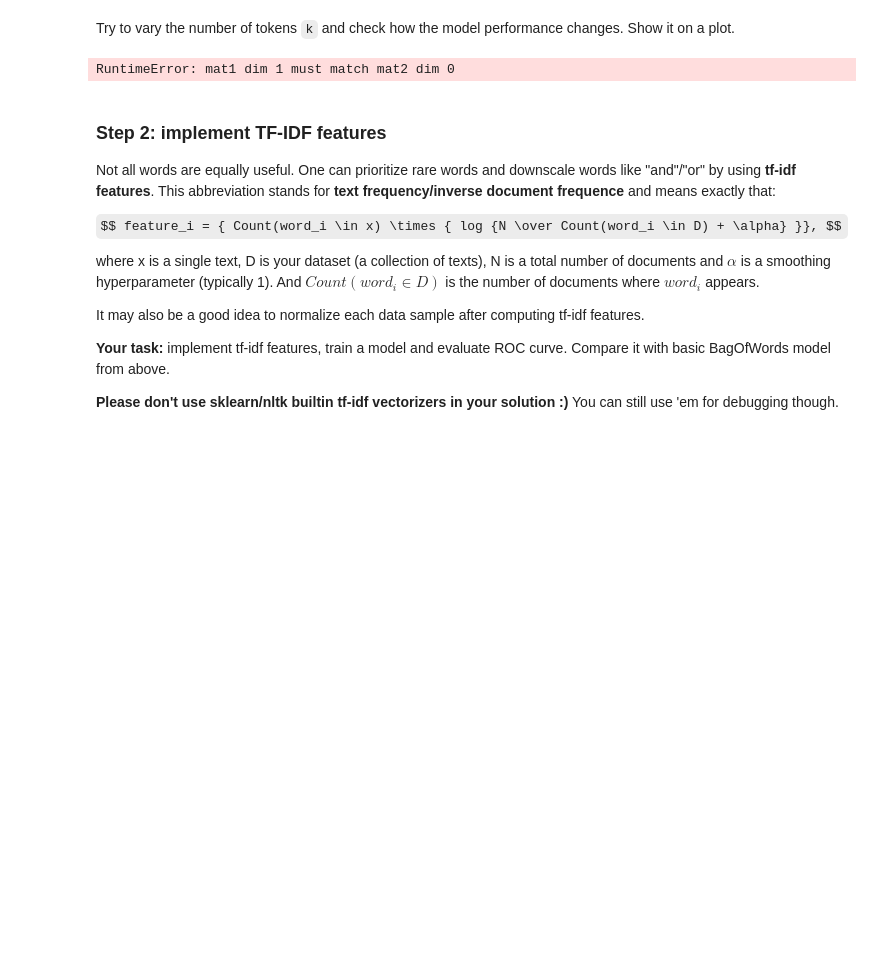
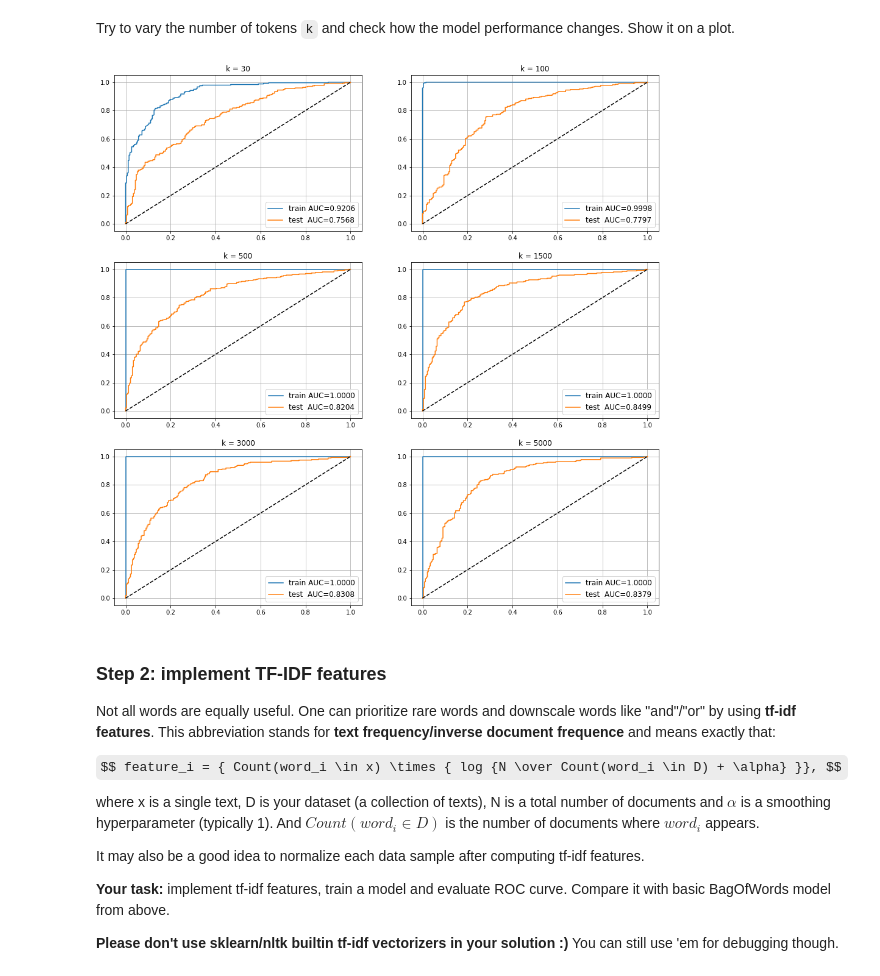
Before and after one commit to alimantu/made_nlp_course, a Jupyter notebook: homeworks/homework01_word_vectors/homework01_texts.ipynb, the cells around one changed output. Drawn from its saved outputs; the diff is of its cells as text; code cells hidden in the pictures; some formulas as TeX source; blank space fills up the shorter version.

```diff
--- a/homeworks/homework01_word_vectors/homework01_texts.ipynb
+++ b/homeworks/homework01_word_vectors/homework01_texts.ipynb
@@ -389,31 +346,37 @@ plot_roc_auc(X_train_bow_torch, X_test_bow_torch, y_train, y_test, model)
 # %% [markdown]
 Try to vary the number of tokens `k` and check how the model performance changes. Show it on a plot.
 # %%
-bow_vocabulary_dict = get_bow_vocabulary_dict(texts_train, 3000)
+fig, ax = plt.subplots(3, 2, figsize=(16, 16))
 
-X_train_bow = texts_to_bow(texts_train, bow_vocabulary_dict)
-X_test_bow = texts_to_bow(texts_test, bow_vocabulary_dict)
+for i, k in enumerate([30, 100, 500, 1500, 3000, 5000]):
+    bow_vocabulary_dict = get_bow_vocabulary_dict(texts_train, k)
 
-X_train_bow_torch = torch.from_numpy(X_train_bow).to(device)
-y_train_torch = torch.from_numpy(y_train).to(device)
+    X_train_bow = texts_to_bow(texts_train, bow_vocabulary_dict)
+    X_test_bow = texts_to_bow(texts_test, bow_vocabulary_dict)
 
-X_test_bow_torch = torch.from_numpy(X_test_bow).to(device)
-y_test_torch = torch.from_numpy(y_test).to(device)
+    X_train_bow_torch = torch.from_numpy(X_train_bow).to(device)
+    y_train_torch = torch.from_numpy(y_train).to(device)
 
-model = nn.Sequential()
-model.add_module('l1', nn.Linear(5707, 200))
-model.add_module('a1', nn.ReLU())
-model.add_module('l2', nn.Linear(200, 2))
-model = model.to(device)
+    X_test_bow_torch = torch.from_numpy(X_test_bow).to(device)
+    y_test_torch = torch.from_numpy(y_test).to(device)
 
-opt = torch.optim.AdamW(model.parameters(), lr=3e-3)
-loss_func = nn.CrossEntropyLoss().to(device)
-loss = loss_func(model(X_train_bow_torch[:3]), y_train_torch[:3])
-lr_scheduler = ReduceLROnPlateau(opt, patience=5)
+    model = nn.Sequential()
+    model.add_module('l1', nn.Linear(k, 200))
+    model.add_module('a1', nn.ReLU())
+    model.add_module('l2', nn.Linear(200, 2))
+    model = model.to(device)
 
-train_model(model, opt, lr_scheduler, X_train_bow_torch, y_train_torch, X_test_bow_torch, y_test_torch, loss_func)
+    opt = torch.optim.AdamW(model.parameters(), lr=3e-3)
+    loss_func = nn.CrossEntropyLoss().to(device)
+    loss = loss_func(model(X_train_bow_torch[:3]), y_train_torch[:3])
+    lr_scheduler = ReduceLROnPlateau(opt, patience=5)
+
+    train_model(model, opt, lr_scheduler,
+                X_train_bow_torch, y_train_torch, X_test_bow_torch, y_test_torch, loss_func,
+                show_plots=False, silent=True)
+    plot_roc_auc(X_train_bow_torch, X_test_bow_torch, y_train, y_test, model, k, ax[i // 2][i % 2])
 # %% [output]
-RuntimeError: mat1 dim 1 must match mat2 dim 0
+[figure, added]
 # %% [markdown]
 ### Step 2: implement TF-IDF features
 
```
Also changed, not shown: parts of 8 cells of this notebook.
